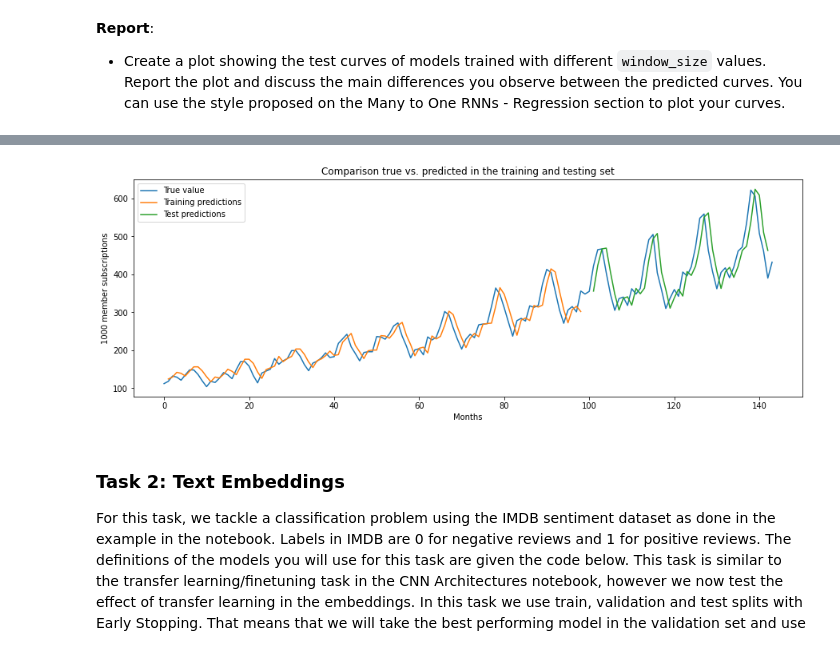
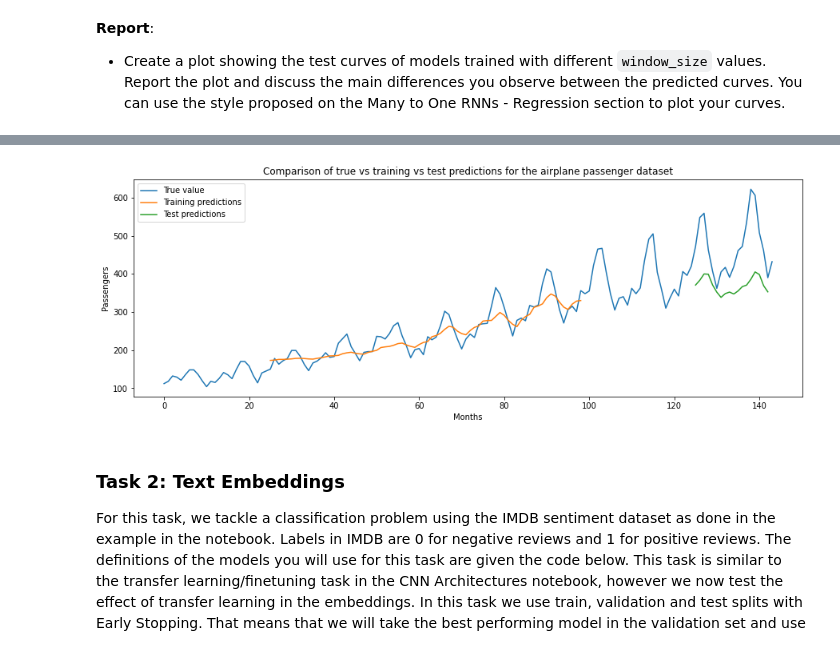
Before and after one commit to man-like-vinny/DeepLearning, a Jupyter notebook: RNN.ipynb, the cells around one changed output, grey strips where cells are left out. Drawn from its saved outputs; the diff is of its cells as text; code cells hidden in the pictures.

```diff
--- a/RNN.ipynb
+++ b/RNN.ipynb
@@ -1234,7 +1234,7 @@ def create_dataset(dataset, window_size = 1):
         data_y.append(dataset[i + window_size, 0])
     return(np.array(data_x), np.array(data_y))
 
-window_size = 1 #Use this variable to build the dataset with different number of inputs
+window_size = 25 #Use this variable to build the dataset with different number of inputs
 
 # Create test and training sets for regression with different window sizes.
 train_X, train_Y = create_dataset(train, window_size)
@@ -1296,8 +1296,8 @@ plt.plot(normalizer.inverse_transform(dataset), label = "True value")
 plt.plot(train_predictions, label = "Training predictions")
 plt.plot(test_predictions, label = "Test predictions")
 plt.xlabel("Months")
-plt.ylabel("1000 member subscriptions")
-plt.title("Comparison true vs. predicted in the training and testing set")
+plt.ylabel("Passengers")
+plt.title("Comparison of true vs training vs test predictions for the airplane passenger dataset")
 plt.legend()
 plt.show()
 # %% [output]
@@ -1308,4 +1308,4 @@ Test data error: 50.34 MSE
-[figure, old version]
+[figure, new version]
 # %% [markdown]
 ### **Task 2: Text Embeddings**
 For this task, we tackle a classification problem using the IMDB sentiment dataset as done in the example in the notebook. Labels in IMDB are 0 for negative reviews and 1 for positive reviews. The definitions of the models you will use for this task are given the code below. This task is similar to the transfer learning/finetuning task in the CNN Architectures notebook, however we now test the effect of transfer learning in the embeddings. In this task we use train, validation and test splits with Early Stopping. That means that we will take the best performing model in the validation set and use it in the test set to get a final performance.
```
Also changed, not shown: parts of 2 cells of this notebook.
